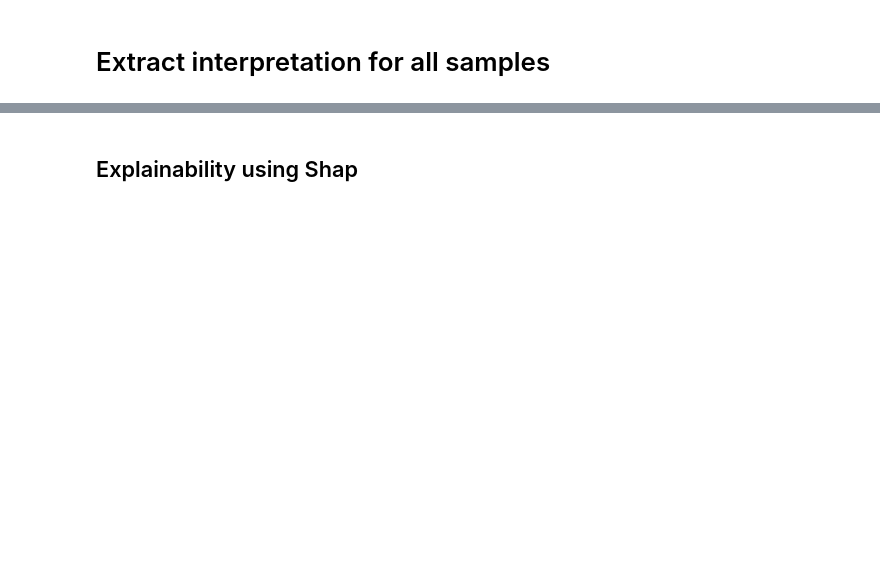
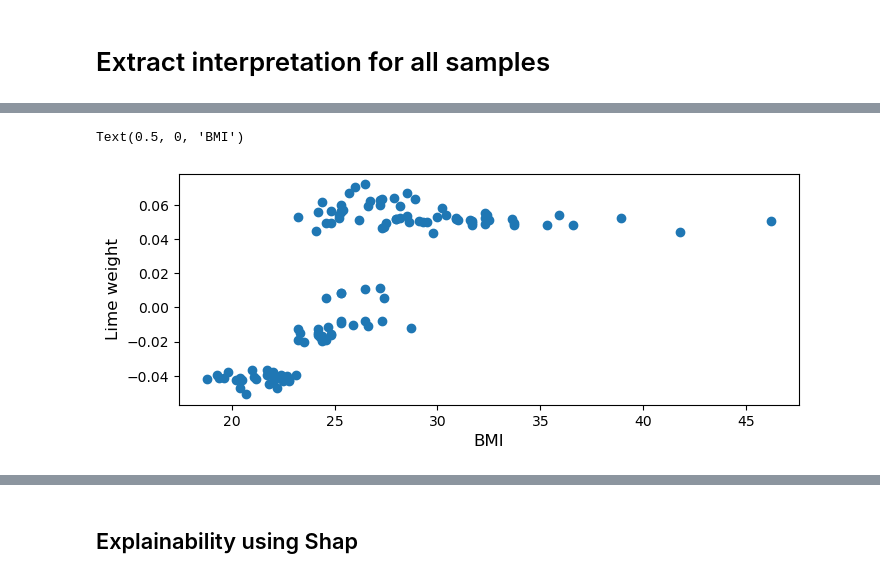
Before and after one commit to phoebemma/ML_paper, a Jupyter notebook: Model_using_sequential_API.ipynb, the cells around one changed output, grey strips where cells are left out. Drawn from its saved outputs; the diff is of its cells as text; code cells hidden in the pictures; blank space fills up the shorter version.

```diff
--- a/Model_using_sequential_API.ipynb
+++ b/Model_using_sequential_API.ipynb
@@ -722,0 +765,14 @@ plt.xlabel("age", size = 12)
+# %%
+fig, ax = plt.subplots(nrows=1, figsize = (8,3))
+
+# Extract weights and feature values
+feature_weight = lime_weights["BMI"]
+feature_values = X_val_new["BMI"][0:118]
+
+plt.scatter(x= feature_values, y= feature_weight)
+
+plt.ylabel("Lime weight", size = 12)
+plt.xlabel("BMI", size = 12)
+# %% [output]
+Text(0.5, 0, 'BMI')
+[figure, added]
```
Also changed, not shown: parts of 21 cells of this notebook.
